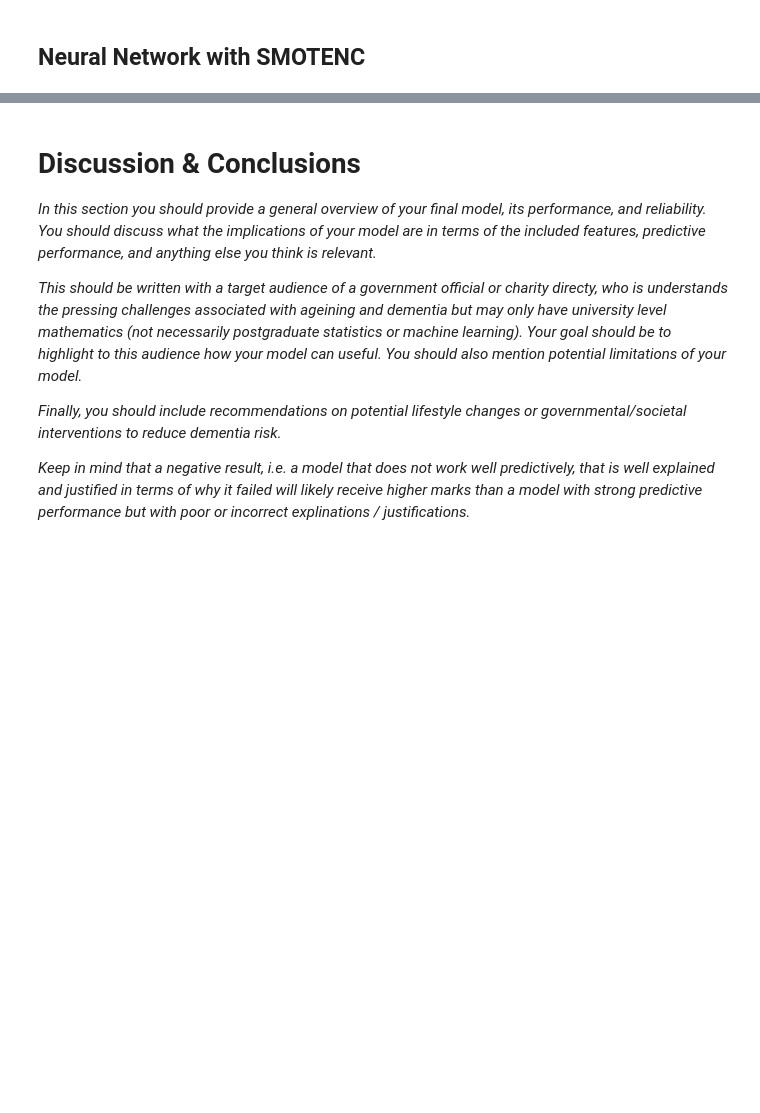
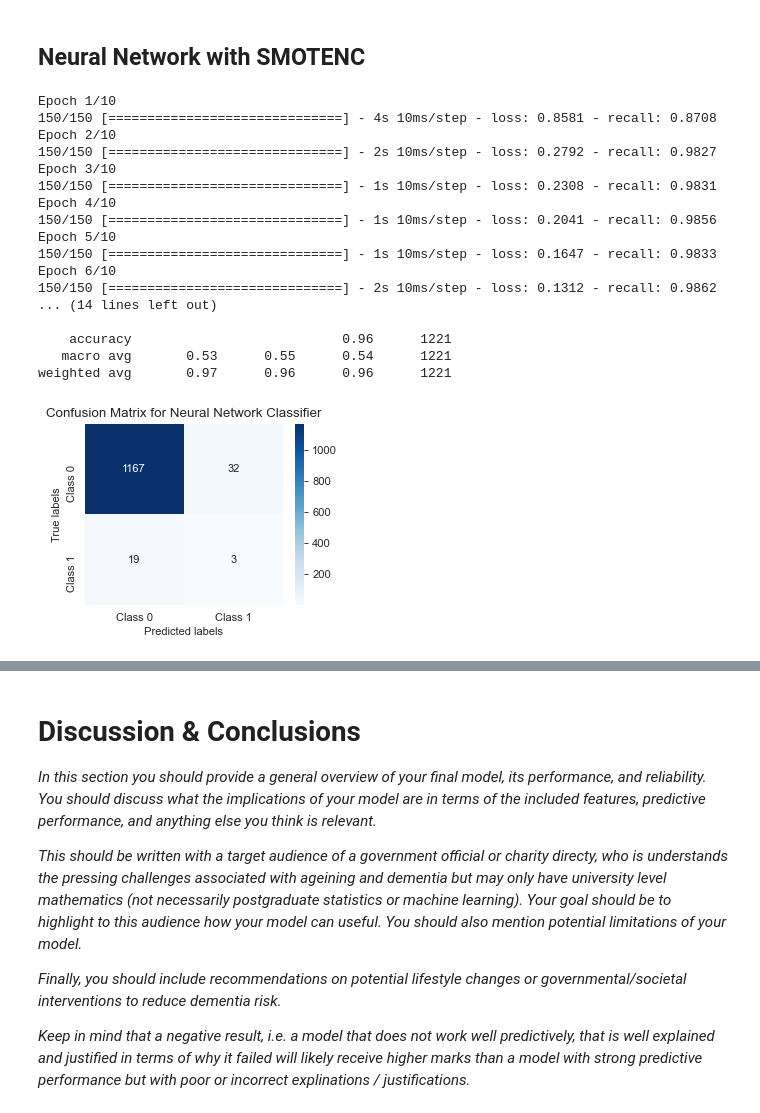
Before and after one commit to IRis0550/mlpy_2, a Jupyter notebook: project_smotenc.ipynb, the cells around one changed output, grey strips where cells are left out. Drawn from its saved outputs; the diff is of its cells as text; code cells hidden in the pictures; blank space fills up the shorter version.

```diff
--- a/project_smotenc.ipynb
+++ b/project_smotenc.ipynb
@@ -503,35 +567,19 @@ plt.show()
 # %% [markdown]
 ## Neural Network with SMOTENC
 # %%
-from tensorflow.keras.models import Sequential
-from tensorflow.keras.utils import to_categorical
-from sklearn.utils import class_weight as cw
-import tensorflow as tf
-from tensorflow.keras.metrics import Precision
-from tensorflow.keras.metrics import Recall
-# Define a custom loss function
-from tensorflow.keras import backend as K
-from tensorflow.keras import layers
-from tensorflow.keras.layers import Dense, Dropout
-
-
-
 def weighted_binary_crossentropy(y_true, y_pred):
-    # 计算二分类的交叉熵损失
+    # Calculate binary cross-entropy loss
     bce = K.binary_crossentropy(y_true, y_pred)
-    # 获取类别1的权重
-    class_weight_for_1 = 10.0  # 示例权重，根据需要调整
-    # 计算权重向量，为类别1应用更大的权重
+    # Get the weight for class 1
+    class_weight_for_1 = 10.0  # Example weight, adjust as needed
+    # Calculate the weight vector, applying a larger weight to class 1
     weight_vector = y_true * class_weight_for_1 + (1. - y_true)
     weighted_bce = weight_vector * bce
     return K.mean(weighted_bce)
 
-
-
 # Calculate class weights which will be used during training
 class_weights = cw.compute_class_weight('balanced', classes=np.unique(y_train_resampled), y=y_train_resampled)
 class_weights_dict = {i: weight for i, weight in enumerate(class_weights)}
-
 
 # Neural networks expect one-hot encoded outputs for multiclass classification
 y_train_smote_one_hot = to_categorical(y_train_resampled)
@@ -555,33 +603,50 @@ nn_classifier = Sequential([
     Dense(256, activation='swish'),
     Dropout(0.5),
     Dense(128, activation='swish'),
     Dropout(0.5),
     Dense(y_train_smote_one_hot.shape[1], activation='softmax')  # Assuming this is for a multi-class classification problem
 ])
 
 # Compile the neural network with the custom precision metric for class 1
 nn_classifier.compile(optimizer='adam', loss=weighted_binary_crossentropy, metrics=[recall_class_1])
-
-
 nn_classifier.fit(X_train_processed, y_train_smote_one_hot, epochs=10, batch_size=64)
 # Predict on the testing data
 y_pred_nn_smotenc = nn_classifier.predict(X_test_processed)
 y_pred_nn_smotenc = y_pred_nn_smotenc.argmax(axis=1)  # Convert probabilities to class labels
 
 # Generate the classification report
 report_smote_nn = classification_report(y_test, y_pred_nn_smotenc)
 
 # Print the classification report
 print("Classification Report:")
 print(report_smote_nn)
 
 # Calculate the confusion matrix
 conf_matrix_nn = confusion_matrix(y_test, y_pred_nn_smotenc)
 
 # Plot the confusion matrix
-plt.figure(figsize=(8, 6))
+plt.figure(figsize=(4, 3))
 sns.heatmap(conf_matrix_nn, annot=True, fmt="d", cmap="Blues", xticklabels=class_labels, yticklabels=class_labels)
 plt.xlabel('Predicted labels')
 plt.ylabel('True labels')
 plt.title('Confusion Matrix for Neural Network Classifier')
 plt.show()
+# %% [output]
+Epoch 1/10
+150/150 [==============================] - 4s 10ms/step - loss: 0.8581 - recall: 0.8708
+Epoch 2/10
+150/150 [==============================] - 2s 10ms/step - loss: 0.2792 - recall: 0.9827
+Epoch 3/10
+150/150 [==============================] - 1s 10ms/step - loss: 0.2308 - recall: 0.9831
+Epoch 4/10
+150/150 [==============================] - 1s 10ms/step - loss: 0.2041 - recall: 0.9856
+Epoch 5/10
+150/150 [==============================] - 1s 10ms/step - loss: 0.1647 - recall: 0.9833
+Epoch 6/10
+150/150 [==============================] - 2s 10ms/step - loss: 0.1312 - recall: 0.9862
+... (14 lines left out)
+
+    accuracy                           0.96      1221
+   macro avg       0.53      0.55      0.54      1221
+weighted avg       0.97      0.96      0.96      1221
+[figure, added]
```
Also changed, not shown: parts of 23 cells of this notebook, 4 other files.
